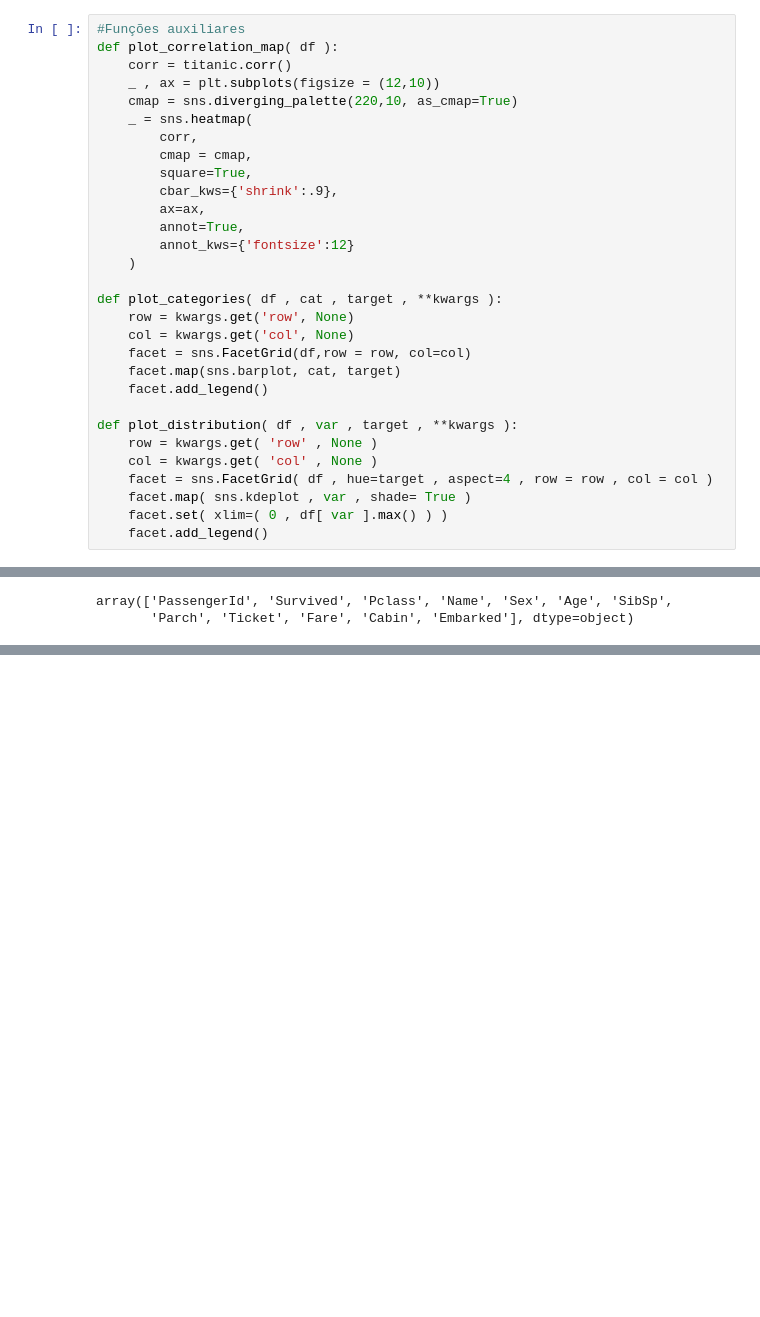
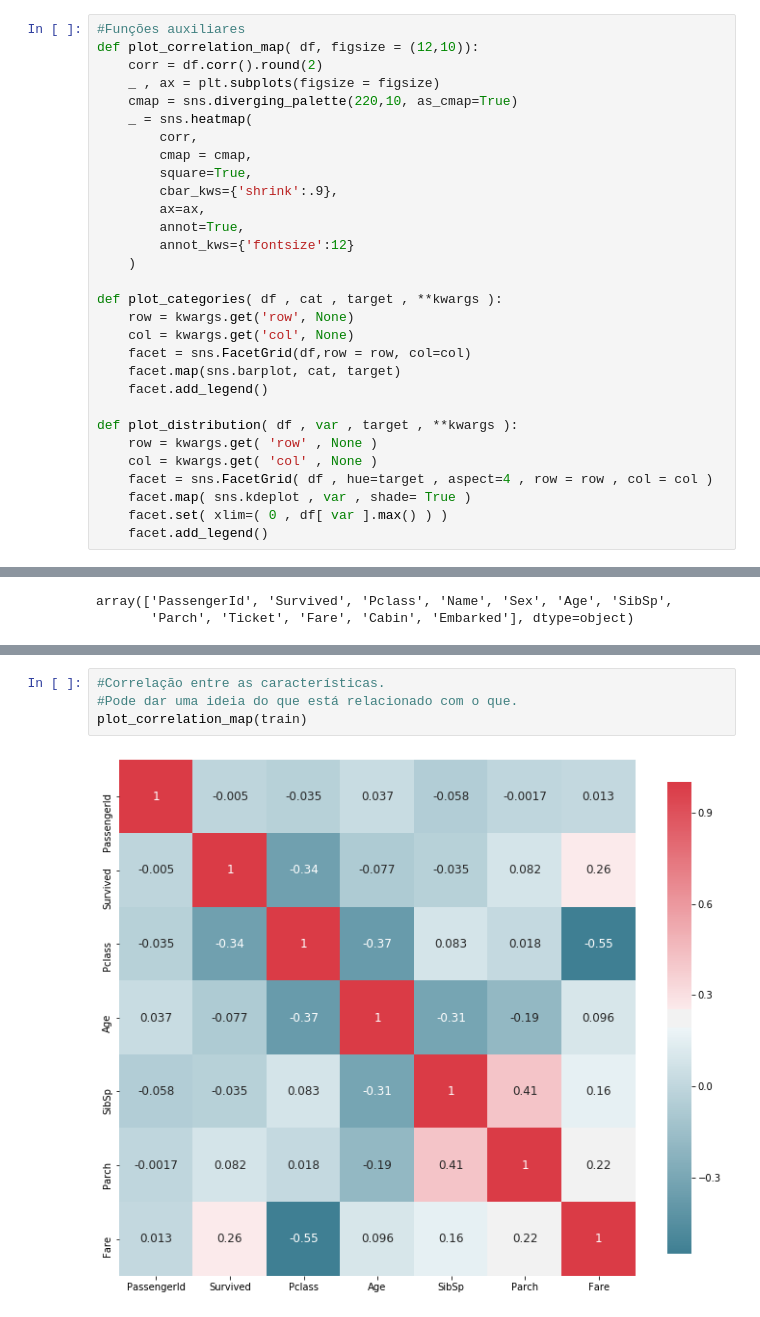
Before and after one commit to cordeirolibel/RPI, a Jupyter notebook: APS01/titanic_projeto01.ipynb, the cells around one changed output, grey strips where cells are left out. Drawn from its saved outputs; the diff is of its cells as text; blank space fills up the shorter version.

```diff
--- a/APS01/titanic_projeto01.ipynb
+++ b/APS01/titanic_projeto01.ipynb
@@ -32,9 +35,9 @@ from sklearn.model_selection import train_test_split
 from sklearn import tree
 # %%
 #Funções auxiliares
-def plot_correlation_map( df ):
-    corr = titanic.corr()
-    _ , ax = plt.subplots(figsize = (12,10))
+def plot_correlation_map( df, figsize = (12,10)):
+    corr = df.corr().round(2)
+    _ , ax = plt.subplots(figsize = figsize)
     cmap = sns.diverging_palette(220,10, as_cmap=True)
     _ = sns.heatmap(
         corr,
@@ -343,0 +112,6 @@ preditor = clf.predict(X_test)
+# %%
+#Correlação entre as características.
+#Pode dar uma ideia do que está relacionado com o que.
+plot_correlation_map(train)
+# %% [output]
+[figure, added]
```
Also changed, not shown: parts of 41 cells of this notebook, 1 other file.
